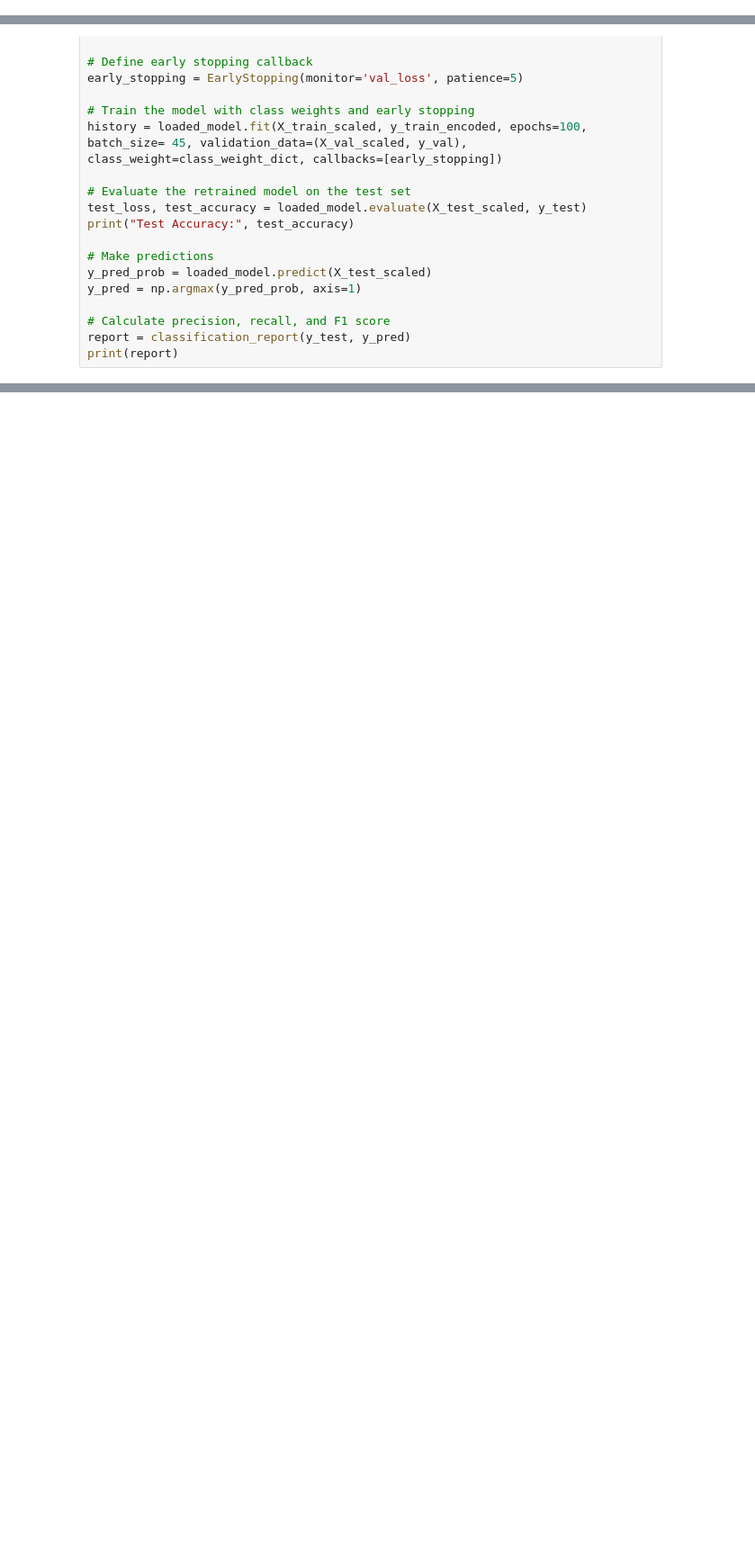
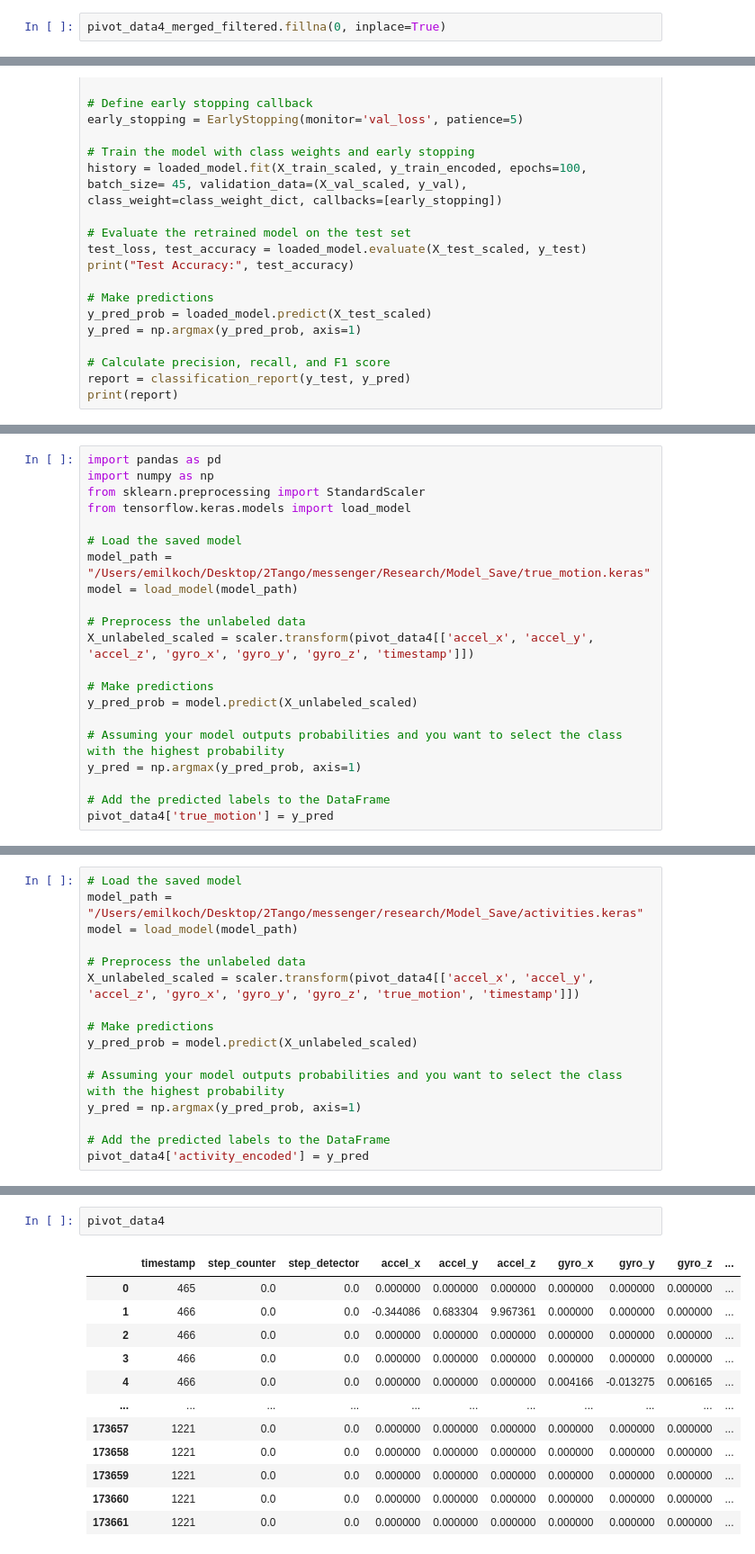
Before and after one commit to twotango/messenger, a Jupyter notebook: Research/Weeks/Week_14/14_2.ipynb, the cells around one changed output, grey strips where cells are left out. Shown at 90% size. Cells and saved outputs as stored; diff of their text form; blank space fills up the shorter version.

Commit message:
Model Training

```diff
--- a/Research/Weeks/Week_14/14_2.ipynb
+++ b/Research/Weeks/Week_14/14_2.ipynb
@@ -235,0 +416,2 @@ pivot_data4_merged_filtered['true_motion'] = pivot_data4_merged_filtered.apply(c
+# %%
+pivot_data4_merged_filtered.fillna(0, inplace=True)
@@ -492,0 +1142,21 @@ print(report)
+# %%
+import pandas as pd
+import numpy as np
+from sklearn.preprocessing import StandardScaler
+from tensorflow.keras.models import load_model
+
+# Load the saved model
+model_path = "/Users/emilkoch/Desktop/2Tango/messenger/Research/Model_Save/true_motion.keras"
+model = load_model(model_path)
+
+# Preprocess the unlabeled data
+X_unlabeled_scaled = scaler.transform(pivot_data4[['accel_x', 'accel_y', 'accel_z', 'gyro_x', 'gyro_y', 'gyro_z', 'timestamp']])
+
+# Make predictions
+y_pred_prob = model.predict(X_unlabeled_scaled)
+
+# Assuming your model outputs probabilities and you want to select the class with the highest probability
+y_pred = np.argmax(y_pred_prob, axis=1)
+
+# Add the predicted labels to the DataFrame
+pivot_data4['true_motion'] = y_pred
@@ -492,0 +1165,16 @@ print(report)
+# %%
+# Load the saved model
+model_path = "/Users/emilkoch/Desktop/2Tango/messenger/research/Model_Save/activities.keras"
+model = load_model(model_path)
+
+# Preprocess the unlabeled data
+X_unlabeled_scaled = scaler.transform(pivot_data4[['accel_x', 'accel_y', 'accel_z', 'gyro_x', 'gyro_y', 'gyro_z', 'true_motion', 'timestamp']])
+
+# Make predictions
+y_pred_prob = model.predict(X_unlabeled_scaled)
+
+# Assuming your model outputs probabilities and you want to select the class with the highest probability
+y_pred = np.argmax(y_pred_prob, axis=1)
+
+# Add the predicted labels to the DataFrame
+pivot_data4['activity_encoded'] = y_pred
@@ -492,0 +1183,15 @@ print(report)
+# %%
+pivot_data4
+# %% [output]
+|  | timestamp | step_counter | step_detector | accel_x | accel_y | accel_z | gyro_x | gyro_y | gyro_z | ... |
+| 0 | 465 | 0.0 | 0.0 | 0.000000 | 0.000000 | 0.000000 | 0.000000 | 0.000000 | 0.000000 | ... |
+| 1 | 466 | 0.0 | 0.0 | -0.344086 | 0.683304 | 9.967361 | 0.000000 | 0.000000 | 0.000000 | ... |
+| 2 | 466 | 0.0 | 0.0 | 0.000000 | 0.000000 | 0.000000 | 0.000000 | 0.000000 | 0.000000 | ... |
+| 3 | 466 | 0.0 | 0.0 | 0.000000 | 0.000000 | 0.000000 | 0.000000 | 0.000000 | 0.000000 | ... |
+| 4 | 466 | 0.0 | 0.0 | 0.000000 | 0.000000 | 0.000000 | 0.004166 | -0.013275 | 0.006165 | ... |
+| ... | ... | ... | ... | ... | ... | ... | ... | ... | ... | ... |
+| 173657 | 1221 | 0.0 | 0.0 | 0.000000 | 0.000000 | 0.000000 | 0.000000 | 0.000000 | 0.000000 | ... |
+| 173658 | 1221 | 0.0 | 0.0 | 0.000000 | 0.000000 | 0.000000 | 0.000000 | 0.000000 | 0.000000 | ... |
+| 173659 | 1221 | 0.0 | 0.0 | 0.000000 | 0.000000 | 0.000000 | 0.000000 | 0.000000 | 0.000000 | ... |
+| 173660 | 1221 | 0.0 | 0.0 | 0.000000 | 0.000000 | 0.000000 | 0.000000 | 0.000000 | 0.000000 | ... |
+| 173661 | 1221 | 0.0 | 0.0 | 0.000000 | 0.000000 | 0.000000 | 0.000000 | 0.000000 | 0.000000 | ... |
```
Also changed, not shown: parts of 23 cells of this notebook, 4 other files.
